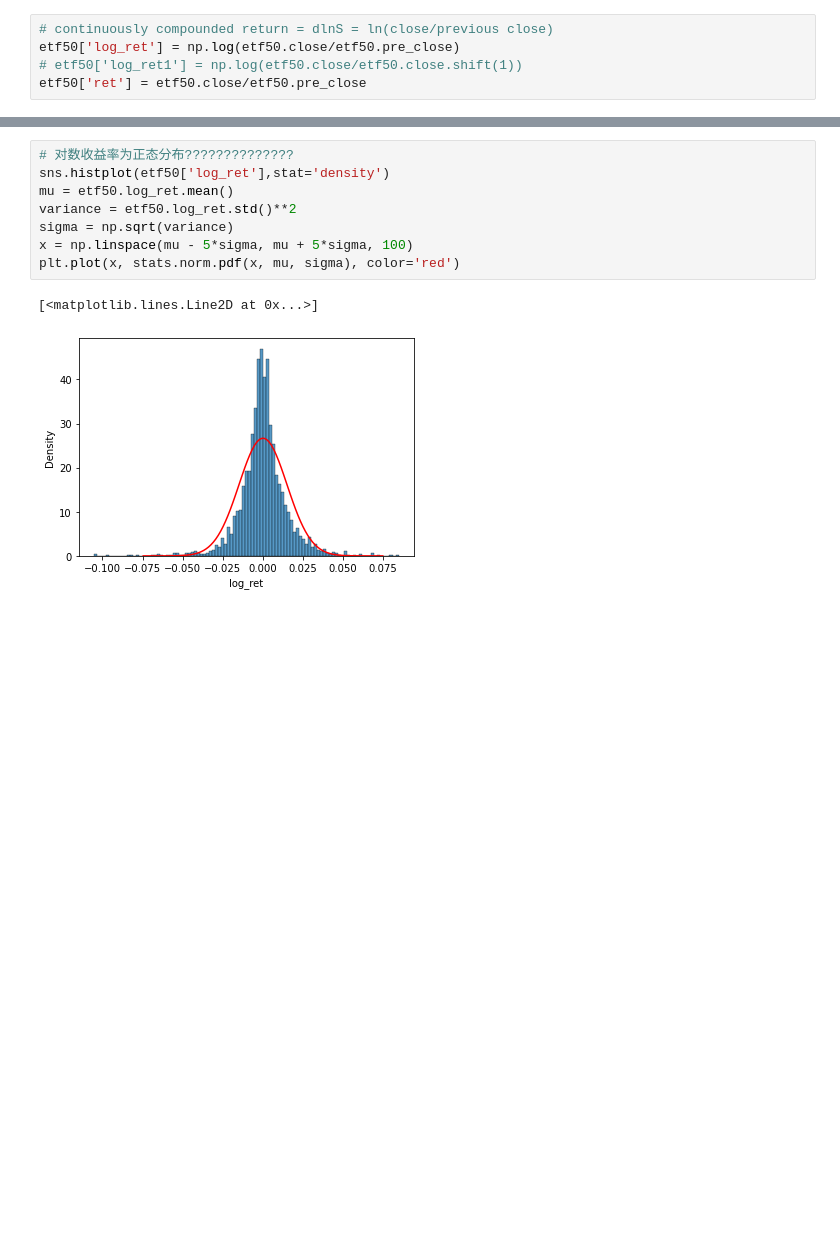
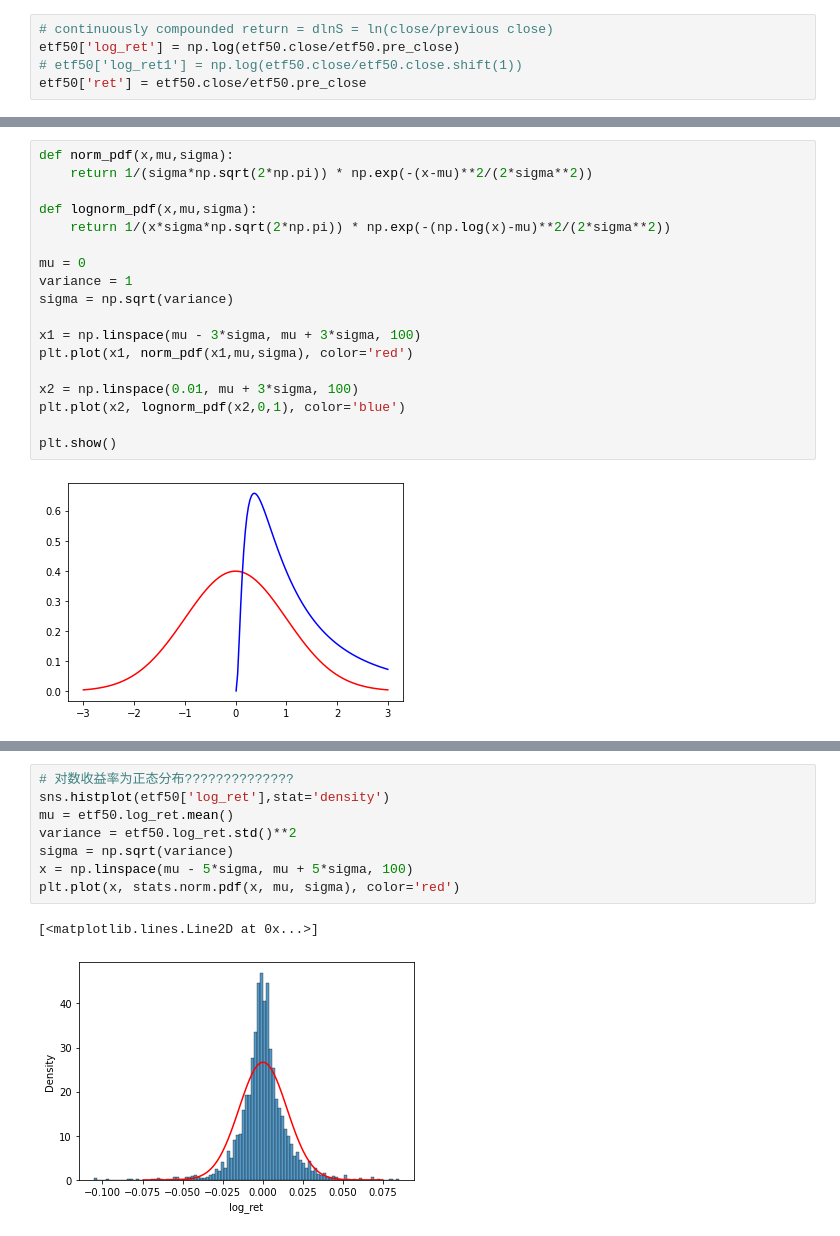
Before and after one commit to danielyang1009/project-test, a Jupyter notebook: main.ipynb, the cells around one changed output, grey strips where cells are left out. Saved outputs shown, nothing was run; the diff lists cells and outputs as text; blank space fills up the shorter version.

```diff
--- a/main.ipynb
+++ b/main.ipynb
@@ -33,0 +51,20 @@ plt.show()
+# %%
+def norm_pdf(x,mu,sigma):
+    return 1/(sigma*np.sqrt(2*np.pi)) * np.exp(-(x-mu)**2/(2*sigma**2))
+
+def lognorm_pdf(x,mu,sigma):
+    return 1/(x*sigma*np.sqrt(2*np.pi)) * np.exp(-(np.log(x)-mu)**2/(2*sigma**2))
+
+mu = 0
+variance = 1
+sigma = np.sqrt(variance)
+
+x1 = np.linspace(mu - 3*sigma, mu + 3*sigma, 100)
+plt.plot(x1, norm_pdf(x1,mu,sigma), color='red')
+
+x2 = np.linspace(0.01, mu + 3*sigma, 100)
+plt.plot(x2, lognorm_pdf(x2,0,1), color='blue')
+
+plt.show()
+# %% [output]
+[figure, added]
```
Also changed, not shown: parts of 12 cells of this notebook.
